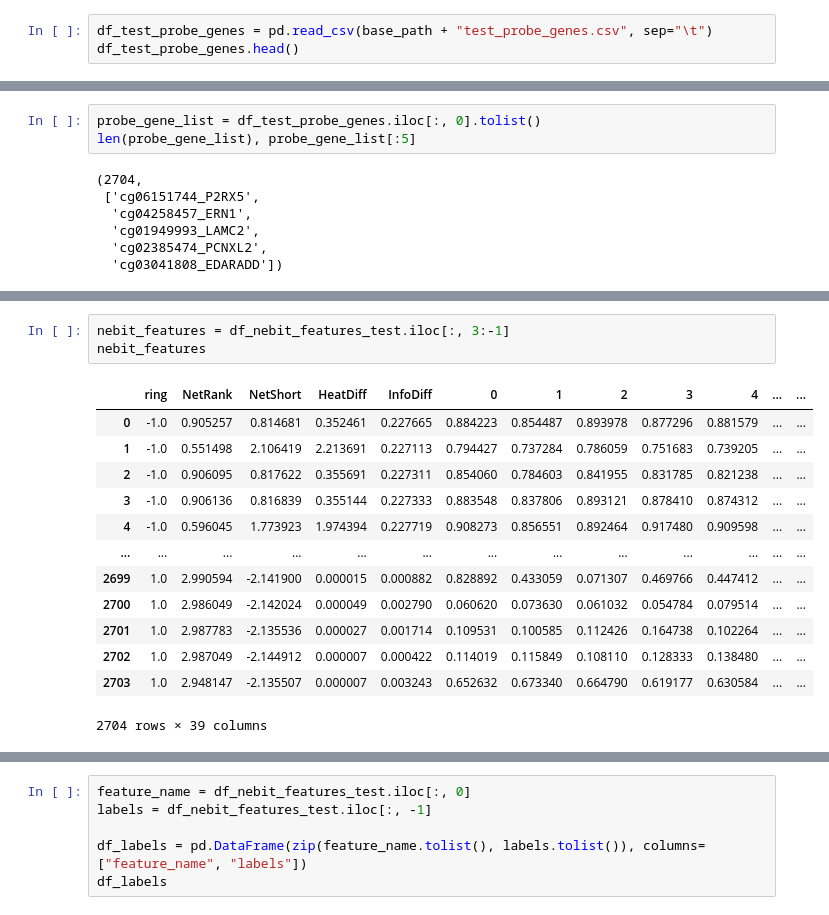
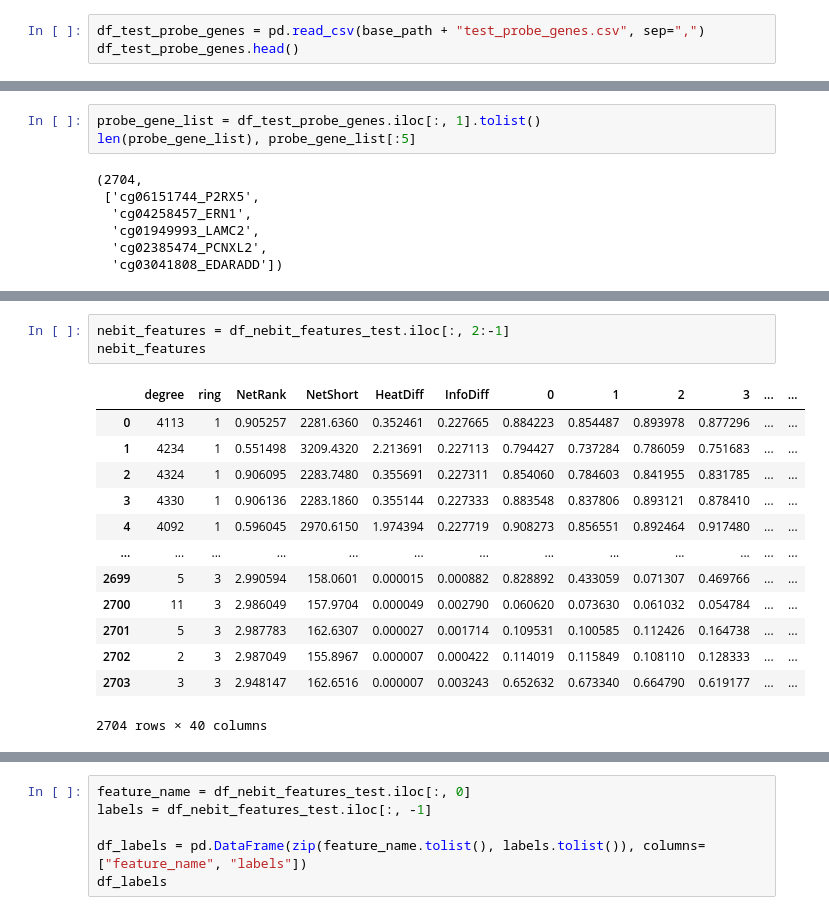
Before and after one commit to anuprulez/nanodiag_biomarker_prediction, a Jupyter notebook: graph_neural_networks/src/analyse_test_data.ipynb, the cells around one changed output, grey strips where cells are left out. Saved outputs shown, nothing was run; the diff lists cells and outputs as text.

```diff
--- a/graph_neural_networks/src/analyse_test_data.ipynb
+++ b/graph_neural_networks/src/analyse_test_data.ipynb
@@ -23,5 +23,5 @@ df_nebit_features
 11756 rows × 43 columns
 # %%
-df_test_probe_genes = pd.read_csv(base_path + "test_probe_genes.csv", sep="\t")
+df_test_probe_genes = pd.read_csv(base_path + "test_probe_genes.csv", sep=",")
 df_test_probe_genes.head()
 # %% [output]
@@ -34,5 +34,5 @@ df_test_probe_genes.head()
 # %%
-probe_gene_list = df_test_probe_genes.iloc[:, 0].tolist()
+probe_gene_list = df_test_probe_genes.iloc[:, 1].tolist()
 len(probe_gene_list), probe_gene_list[:5]
 # %% [output]
 (2704,
@@ -62,17 +77,17 @@ df_nebit_features_test
 # %%
-nebit_features = df_nebit_features_test.iloc[:, 3:-1]
+nebit_features = df_nebit_features_test.iloc[:, 2:-1]
 nebit_features
 # %% [output]
-|  | ring | NetRank | NetShort | HeatDiff | InfoDiff | 0 | 1 | 2 | 3 | 4 | ... | ... |
-| 0 | -1.0 | 0.905257 | 0.814681 | 0.352461 | 0.227665 | 0.884223 | 0.854487 | 0.893978 | 0.877296 | 0.881579 | ... | ... |
-| 1 | -1.0 | 0.551498 | 2.106419 | 2.213691 | 0.227113 | 0.794427 | 0.737284 | 0.786059 | 0.751683 | 0.739205 | ... | ... |
-| 2 | -1.0 | 0.906095 | 0.817622 | 0.355691 | 0.227311 | 0.854060 | 0.784603 | 0.841955 | 0.831785 | 0.821238 | ... | ... |
-| 3 | -1.0 | 0.906136 | 0.816839 | 0.355144 | 0.227333 | 0.883548 | 0.837806 | 0.893121 | 0.878410 | 0.874312 | ... | ... |
-| 4 | -1.0 | 0.596045 | 1.773923 | 1.974394 | 0.227719 | 0.908273 | 0.856551 | 0.892464 | 0.917480 | 0.909598 | ... | ... |
+|  | degree | ring | NetRank | NetShort | HeatDiff | InfoDiff | 0 | 1 | 2 | 3 | ... | ... |
+| 0 | 4113 | 1 | 0.905257 | 2281.6360 | 0.352461 | 0.227665 | 0.884223 | 0.854487 | 0.893978 | 0.877296 | ... | ... |
+| 1 | 4234 | 1 | 0.551498 | 3209.4320 | 2.213691 | 0.227113 | 0.794427 | 0.737284 | 0.786059 | 0.751683 | ... | ... |
+| 2 | 4324 | 1 | 0.906095 | 2283.7480 | 0.355691 | 0.227311 | 0.854060 | 0.784603 | 0.841955 | 0.831785 | ... | ... |
+| 3 | 4330 | 1 | 0.906136 | 2283.1860 | 0.355144 | 0.227333 | 0.883548 | 0.837806 | 0.893121 | 0.878410 | ... | ... |
+| 4 | 4092 | 1 | 0.596045 | 2970.6150 | 1.974394 | 0.227719 | 0.908273 | 0.856551 | 0.892464 | 0.917480 | ... | ... |
 | ... | ... | ... | ... | ... | ... | ... | ... | ... | ... | ... | ... | ... |
-| 2699 | 1.0 | 2.990594 | -2.141900 | 0.000015 | 0.000882 | 0.828892 | 0.433059 | 0.071307 | 0.469766 | 0.447412 | ... | ... |
-| 2700 | 1.0 | 2.986049 | -2.142024 | 0.000049 | 0.002790 | 0.060620 | 0.073630 | 0.061032 | 0.054784 | 0.079514 | ... | ... |
-| 2701 | 1.0 | 2.987783 | -2.135536 | 0.000027 | 0.001714 | 0.109531 | 0.100585 | 0.112426 | 0.164738 | 0.102264 | ... | ... |
-| 2702 | 1.0 | 2.987049 | -2.144912 | 0.000007 | 0.000422 | 0.114019 | 0.115849 | 0.108110 | 0.128333 | 0.138480 | ... | ... |
-| 2703 | 1.0 | 2.948147 | -2.135507 | 0.000007 | 0.003243 | 0.652632 | 0.673340 | 0.664790 | 0.619177 | 0.630584 | ... | ... |
+| 2699 | 5 | 3 | 2.990594 | 158.0601 | 0.000015 | 0.000882 | 0.828892 | 0.433059 | 0.071307 | 0.469766 | ... | ... |
+| 2700 | 11 | 3 | 2.986049 | 157.9704 | 0.000049 | 0.002790 | 0.060620 | 0.073630 | 0.061032 | 0.054784 | ... | ... |
+| 2701 | 5 | 3 | 2.987783 | 162.6307 | 0.000027 | 0.001714 | 0.109531 | 0.100585 | 0.112426 | 0.164738 | ... | ... |
+| 2702 | 2 | 3 | 2.987049 | 155.8967 | 0.000007 | 0.000422 | 0.114019 | 0.115849 | 0.108110 | 0.128333 | ... | ... |
+| 2703 | 3 | 3 | 2.948147 | 162.6516 | 0.000007 | 0.003243 | 0.652632 | 0.673340 | 0.664790 | 0.619177 | ... | ... |
-2704 rows × 39 columns
+2704 rows × 40 columns
```
Also changed, not shown: parts of 39 cells of this notebook, 3 other files.
